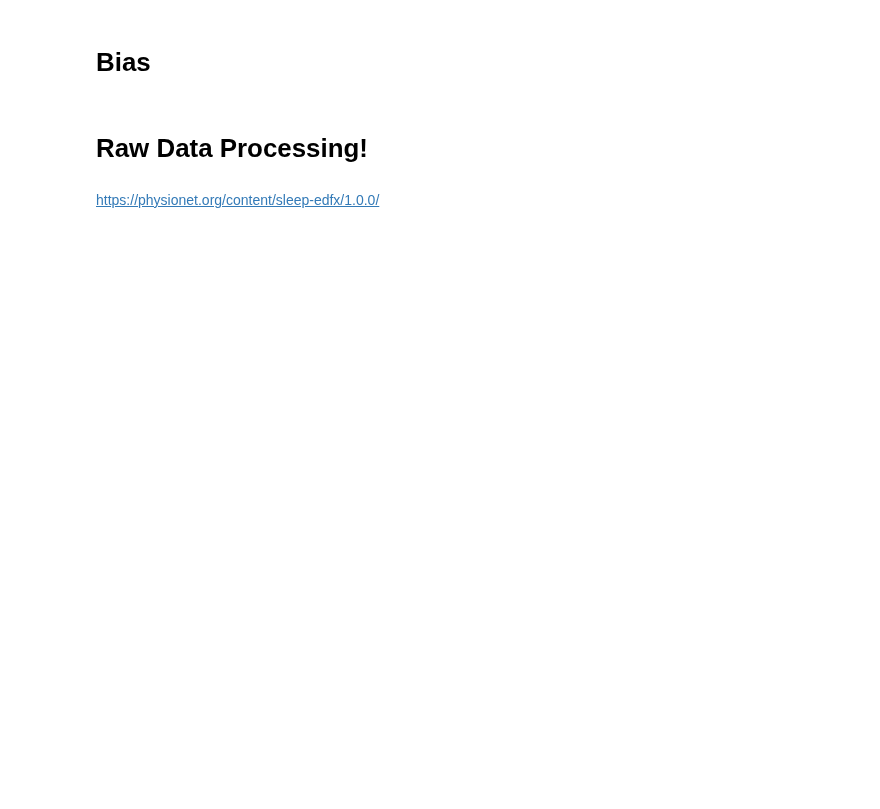
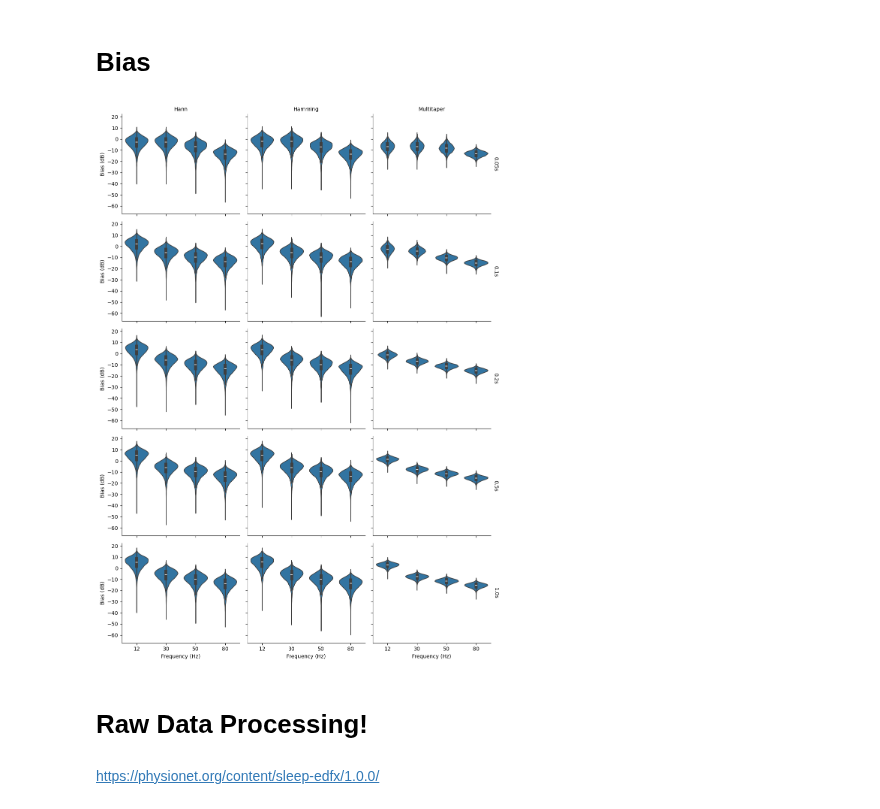
Before and after one commit to anika-kum/spectral-analysis-comparison, a Jupyter notebook: final_taper_comparison.ipynb, the cells around one changed output. Saved outputs shown, nothing was run; the diff lists cells and outputs as text; code cells hidden in the pictures; blank space fills up the shorter version.

```diff
--- a/final_taper_comparison.ipynb
+++ b/final_taper_comparison.ipynb
@@ -92,3 +80,9 @@ def calc_mean_bias(empiricalPSD, theoreticalPSD):
+# %%
+def calc_biases(empiricalPSD, theoreticalPSD, indices):
+    biases = np.zeros((len(indices)))
+    for i, index in enumerate(indices):
+        biases[i] = empiricalPSD[index] - theoreticalPSD[index]
+    return biases
 # %%
 def get_correct_theoretical_window(psd_theoretical_fd, freq_theoretical_fd, freq_empirical):
     """
@@ -129,0 +94,3 @@ def calculate_biases(df, window_length, TW, data):
+# %%
+def scale_psd(psd):
+    return 10 * np.log10(psd)
@@ -130,3 +138,55 @@ def calculate_biases(df, window_length, TW, data):
+# %%
+import pandas as pd
+import seaborn as sns
+import matplotlib.pyplot as plt
+import os
+
+# Settings
+durations = [0.05, 0.1, 0.2, 0.5, 1]
+frequencies_of_interest = [12, 30, 50, 80]
+tapers = ['hann', 'hamm', 'mt']
+
+# Combine all CSVs into one DataFrame for plotting
+all_data = []
+
+for duration in durations:
+    for taper in tapers:
+        file_path = f'./data/bias_{taper}_db {duration}s.csv'
+        if not os.path.exists(file_path):
+            print(f"Skipping missing file: {file_path}")
+            continue
+
+        df = pd.read_csv(file_path)
+        df = df.melt(var_name='Frequency', value_name='Bias_dB')  # long-form
+        df['Frequency'] = df['Frequency'].str.extract(r'(\d+)').astype(int)  # e.g., Freq_12 → 12
+        df['Taper'] = taper
+        df['Duration'] = duration
+        all_data.append(df)
+
+# Combine into one long DataFrame
+df_plot = pd.concat(all_data, ignore_index=True)
+
+# Rename for nicer labels
+taper_labels = {'hann': 'Hann', 'hamm': 'Hamming', 'mt': 'Multitaper'}
+df_plot['Taper'] = df_plot['Taper'].map(taper_labels)
+
+# Plot
+g = sns.catplot(
+    data=df_plot,
+    x='Frequency', y='Bias_dB',
+    col='Taper', row='Duration',
+    kind='violin',
+    sharey=True, sharex=True,
+    margin_titles=True,
+    height=3, aspect=1.2
+)
+
+g.set_titles(row_template='{row_name}s', col_template='{col_name}')
+g.set_axis_labels("Frequency (Hz)", "Bias (dB)")
+plt.tight_layout()
+plt.show()
+# %% [output]
+[figure, added]
 # %% [markdown]
 # Raw Data Processing!
 # %% [markdown]
```
Also changed, not shown: parts of 18 cells of this notebook, 21 other files.
